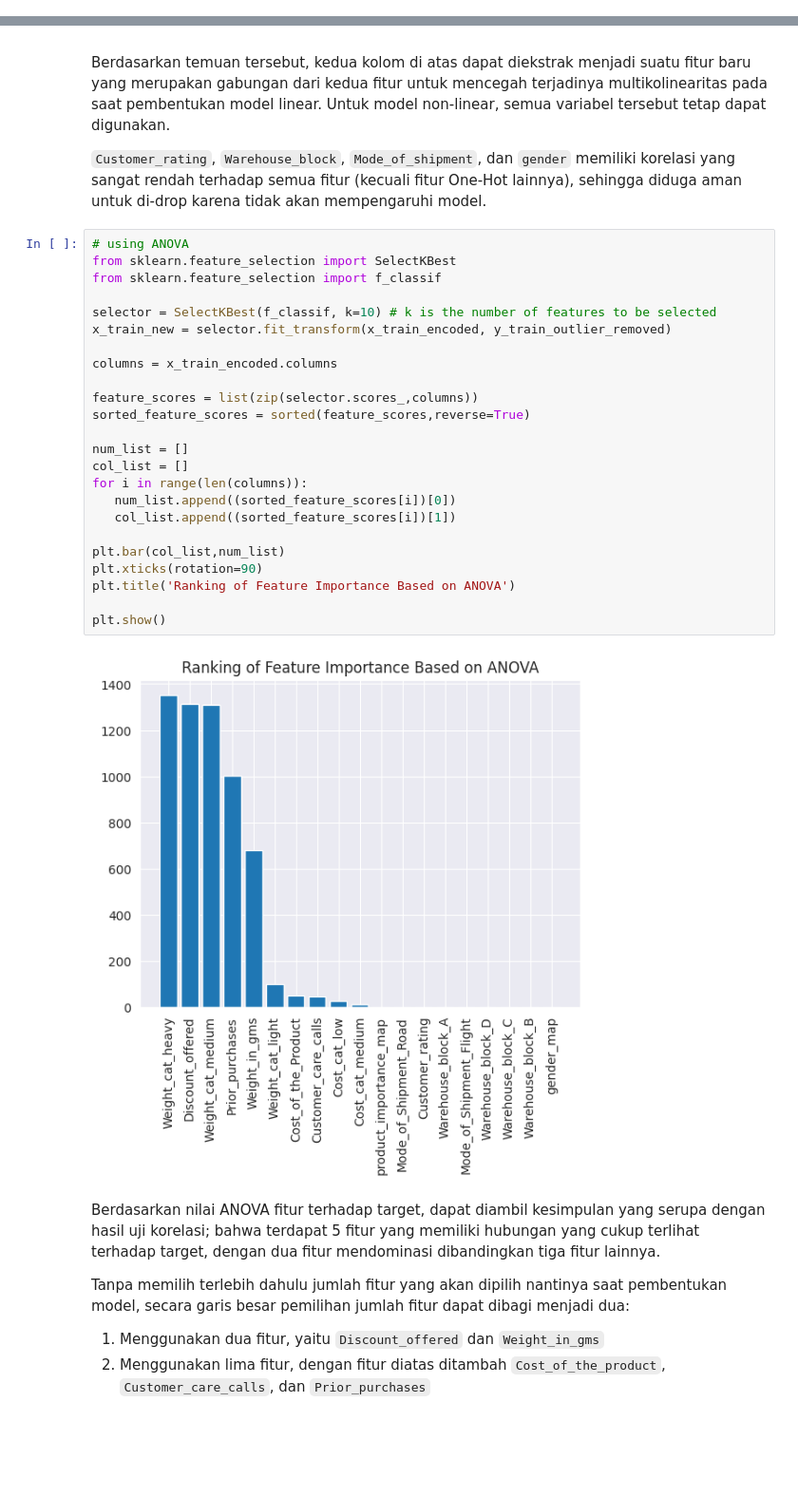
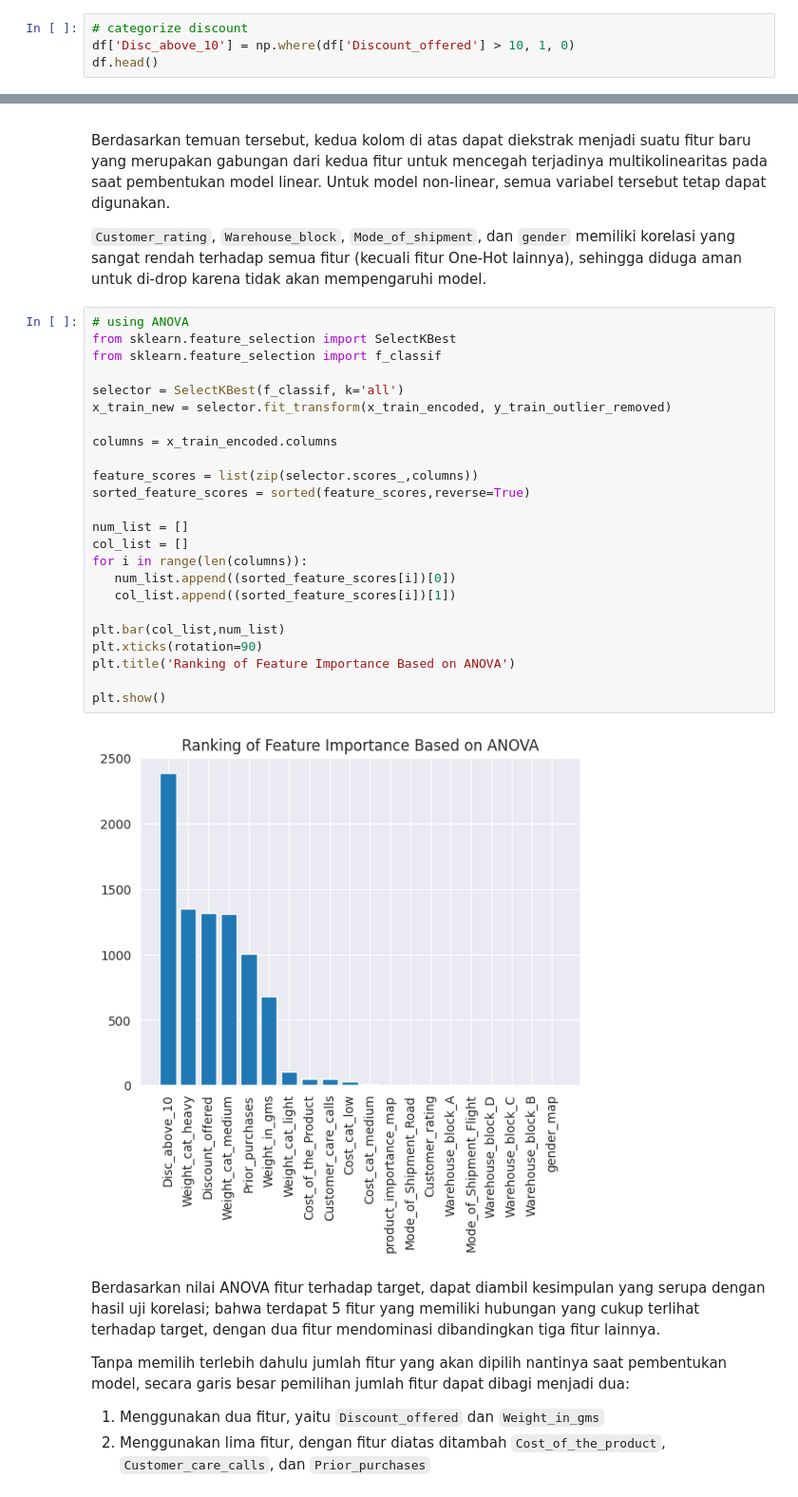
Before and after one commit to uniainiyah/ecommerce-ds, a Jupyter notebook: Final_Project_DS_Rakamin_Batch_31_Kelompok_4_(Cobra).ipynb, the cells around one changed output, grey strips where cells are left out. Shown at 95% size. Cells and saved outputs as stored; diff of their text form; blank space fills up the shorter version.

Commit message:
added a cat feature based on discount, temporarily commented out stage 3 for faster restart

```diff
--- a/Final_Project_DS_Rakamin_Batch_31_Kelompok_4_(Cobra).ipynb
+++ b/Final_Project_DS_Rakamin_Batch_31_Kelompok_4_(Cobra).ipynb
@@ -440,0 +446,4 @@ df.head()
+# %%
+# categorize discount
+df['Disc_above_10'] = np.where(df['Discount_offered'] > 10, 1, 0)
+df.head()
@@ -902,29 +938,29 @@ Berdasarkan temuan tersebut, kedua kolom di atas dapat diekstrak menjadi suatu f
 # %%
 # using ANOVA
 from sklearn.feature_selection import SelectKBest
 from sklearn.feature_selection import f_classif
 
-selector = SelectKBest(f_classif, k=10) # k is the number of features to be selected
+selector = SelectKBest(f_classif, k='all')
 x_train_new = selector.fit_transform(x_train_encoded, y_train_outlier_removed)
 
 columns = x_train_encoded.columns
 
 feature_scores = list(zip(selector.scores_,columns))
 sorted_feature_scores = sorted(feature_scores,reverse=True)
 
 num_list = []
 col_list = []
 for i in range(len(columns)):
    num_list.append((sorted_feature_scores[i])[0])
    col_list.append((sorted_feature_scores[i])[1])
 
 plt.bar(col_list,num_list)
 plt.xticks(rotation=90)
 plt.title('Ranking of Feature Importance Based on ANOVA')
 
 plt.show()
 # %% [output]
-[figure, old version]
+[figure, new version]
 # %% [markdown]
 Berdasarkan nilai ANOVA fitur terhadap target, dapat diambil kesimpulan yang serupa dengan hasil uji korelasi; bahwa terdapat 5 fitur yang memiliki hubungan yang cukup terlihat terhadap target, dengan dua fitur mendominasi dibandingkan tiga fitur lainnya.
 
```
Also changed, not shown: parts of 24 cells of this notebook.
